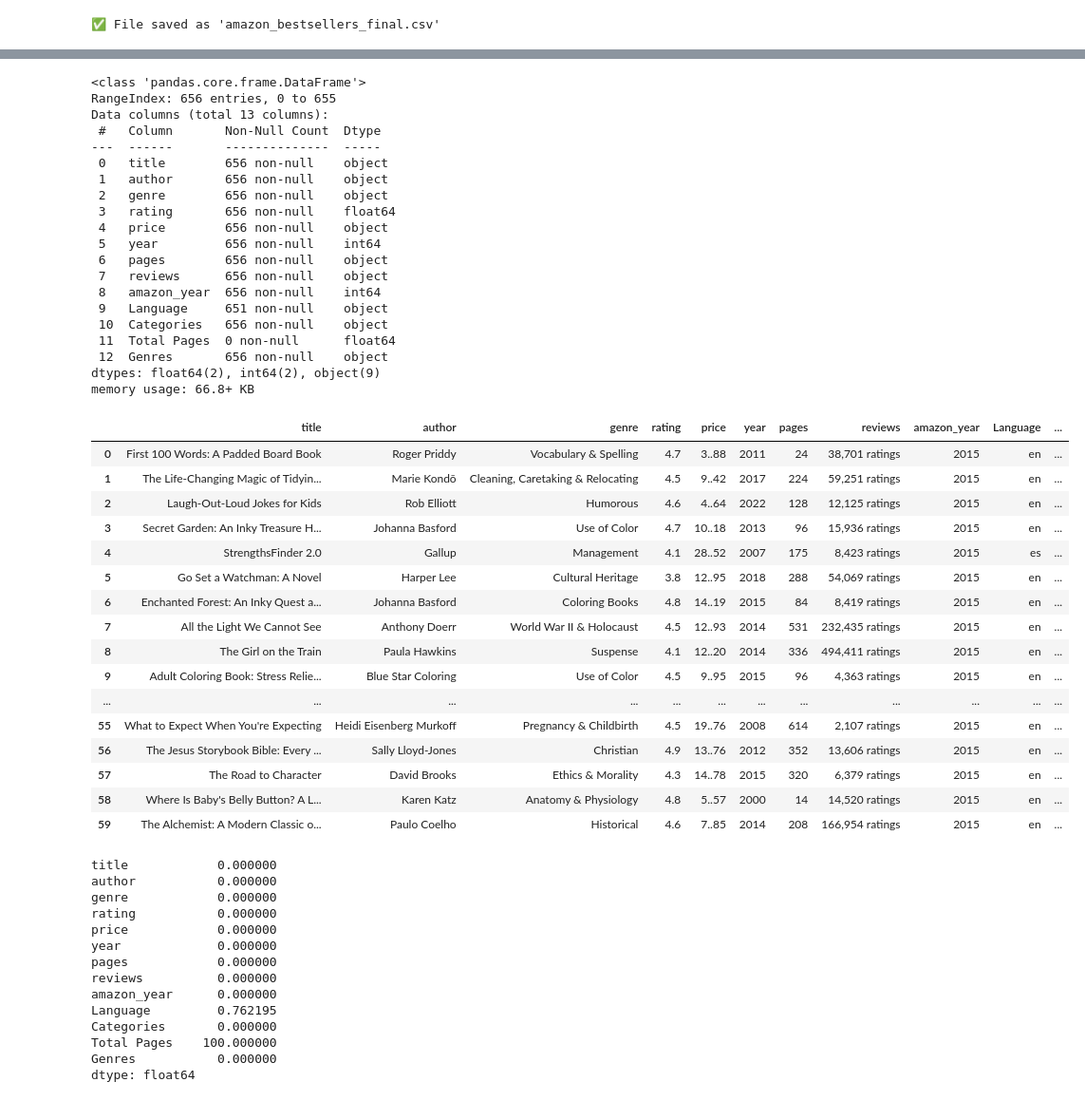
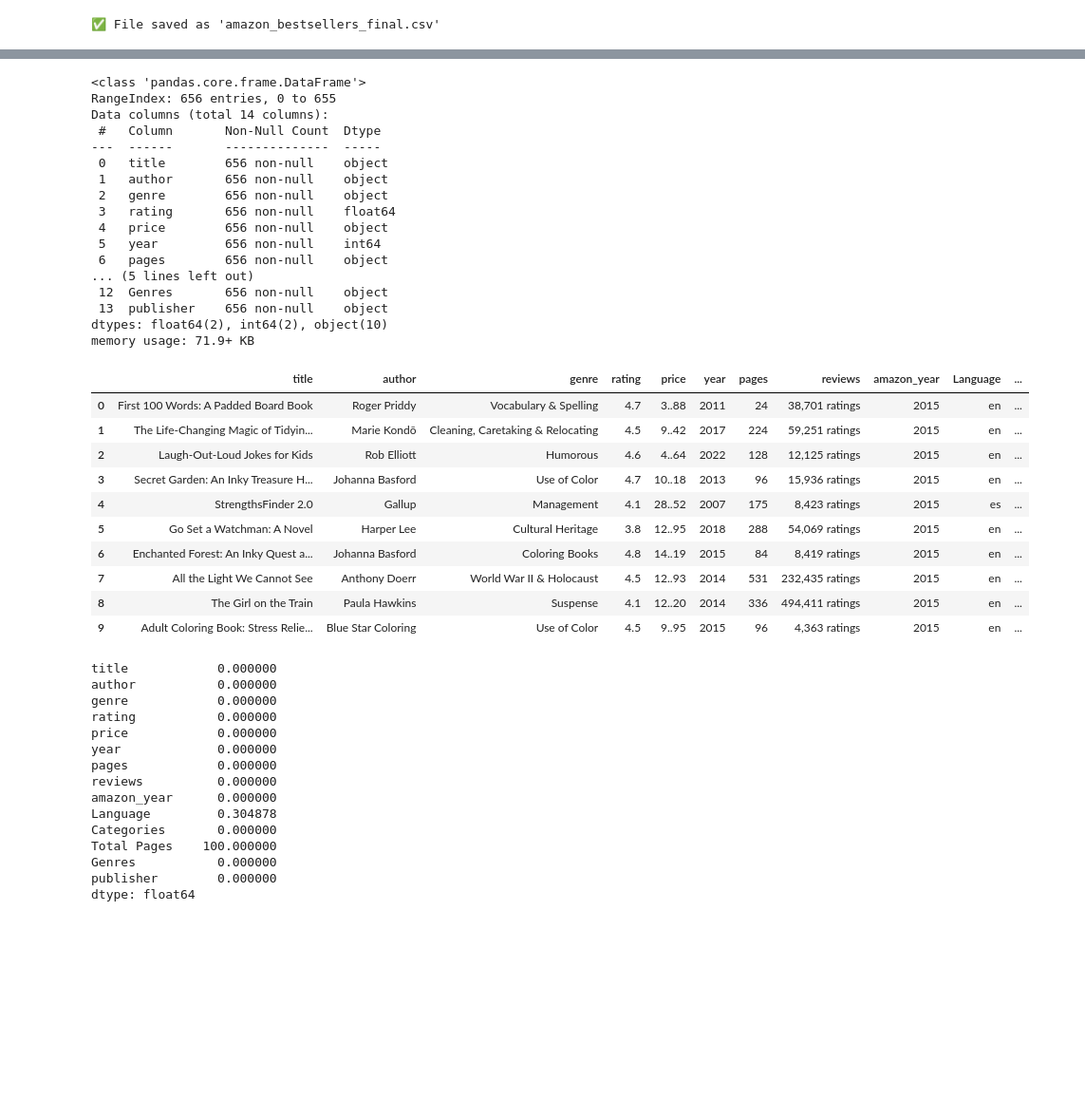
Before and after one commit to Martagilant/EDA, a Jupyter notebook: amazon_bestsellers.ipynb, the cells around one changed output, grey strips where cells are left out. Shown: that part at 95% size. Cells and saved outputs as stored; diff of their text form; code cells hidden in the pictures; blank space fills up the shorter version.

```diff
--- a/amazon_bestsellers.ipynb
+++ b/amazon_bestsellers.ipynb
@@ -1948,11 +2121,11 @@ print("✅ File saved as 'amazon_bestsellers_final.csv'")
 # %%
-df = pd.read_csv("amazon_bestsellers_final.csv")
+df = pd.read_csv("amazon_final.csv")
 # %%
 df.info()
 # %% [output]
 <class 'pandas.core.frame.DataFrame'>
 RangeIndex: 656 entries, 0 to 655
-Data columns (total 13 columns):
+Data columns (total 14 columns):
  #   Column       Non-Null Count  Dtype
 ---  ------       --------------  -----
  0   title        656 non-null    object
@@ -1962,34 +2135,25 @@ Data columns (total 13 columns):
  4   price        656 non-null    object
  5   year         656 non-null    int64
  6   pages        656 non-null    object
- 7   reviews      656 non-null    object
- 8   amazon_year  656 non-null    int64
- 9   Language     651 non-null    object
- 10  Categories   656 non-null    object
- 11  Total Pages  0 non-null      float64
+... (5 lines left out)
  12  Genres       656 non-null    object
-dtypes: float64(2), int64(2), object(9)
-memory usage: 66.8+ KB
+ 13  publisher    656 non-null    object
+dtypes: float64(2), int64(2), object(10)
+memory usage: 71.9+ KB
 # %%
-df.head(60)
+df.head(10)
 # %% [output]
 |  | title | author | genre | rating | price | year | pages | reviews | amazon_year | Language | ... |
 | 0 | First 100 Words: A Padded Board Book | Roger Priddy | Vocabulary & Spelling | 4.7 | 3..88 | 2011 | 24 | 38,701 ratings | 2015 | en | ... |
 | 1 | The Life-Changing Magic of Tidyin... | Marie Kondō | Cleaning, Caretaking & Relocating | 4.5 | 9..42 | 2017 | 224 | 59,251 ratings | 2015 | en | ... |
 | 2 | Laugh-Out-Loud Jokes for Kids | Rob Elliott | Humorous | 4.6 | 4..64 | 2022 | 128 | 12,125 ratings | 2015 | en | ... |
 | 3 | Secret Garden: An Inky Treasure H... | Johanna Basford | Use of Color | 4.7 | 10..18 | 2013 | 96 | 15,936 ratings | 2015 | en | ... |
 | 4 | StrengthsFinder 2.0 | Gallup | Management | 4.1 | 28..52 | 2007 | 175 | 8,423 ratings | 2015 | es | ... |
 | 5 | Go Set a Watchman: A Novel | Harper Lee | Cultural Heritage | 3.8 | 12..95 | 2018 | 288 | 54,069 ratings | 2015 | en | ... |
 | 6 | Enchanted Forest: An Inky Quest a... | Johanna Basford | Coloring Books | 4.8 | 14..19 | 2015 | 84 | 8,419 ratings | 2015 | en | ... |
 | 7 | All the Light We Cannot See | Anthony Doerr | World War II & Holocaust | 4.5 | 12..93 | 2014 | 531 | 232,435 ratings | 2015 | en | ... |
 | 8 | The Girl on the Train | Paula Hawkins | Suspense | 4.1 | 12..20 | 2014 | 336 | 494,411 ratings | 2015 | en | ... |
 | 9 | Adult Coloring Book: Stress Relie... | Blue Star Coloring | Use of Color | 4.5 | 9..95 | 2015 | 96 | 4,363 ratings | 2015 | en | ... |
-| ... | ... | ... | ... | ... | ... | ... | ... | ... | ... | ... | ... |
-| 55 | What to Expect When You're Expecting | Heidi Eisenberg Murkoff | Pregnancy & Childbirth | 4.5 | 19..76 | 2008 | 614 | 2,107 ratings | 2015 | en | ... |
-| 56 | The Jesus Storybook Bible: Every ... | Sally Lloyd-Jones | Christian | 4.9 | 13..76 | 2012 | 352 | 13,606 ratings | 2015 | en | ... |
-| 57 | The Road to Character | David Brooks | Ethics & Morality | 4.3 | 14..78 | 2015 | 320 | 6,379 ratings | 2015 | en | ... |
-| 58 | Where Is Baby's Belly Button? A L... | Karen Katz | Anatomy & Physiology | 4.8 | 5..57 | 2000 | 14 | 14,520 ratings | 2015 | en | ... |
-| 59 | The Alchemist: A Modern Classic o... | Paulo Coelho | Historical | 4.6 | 7..85 | 2014 | 208 | 166,954 ratings | 2015 | en | ... |
 # %%
 df.isna().mean()*100
 # %% [output]
@@ -2002,8 +2166,9 @@ year             0.000000
 pages            0.000000
 reviews          0.000000
 amazon_year      0.000000
-Language         0.762195
+Language         0.304878
 Categories       0.000000
 Total Pages    100.000000
 Genres           0.000000
+publisher        0.000000
 dtype: float64
```
Also changed, not shown: parts of 4 cells of this notebook.
